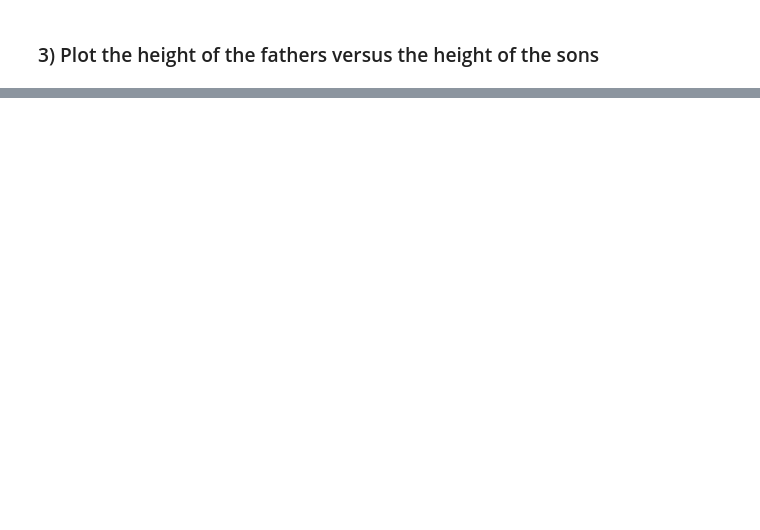
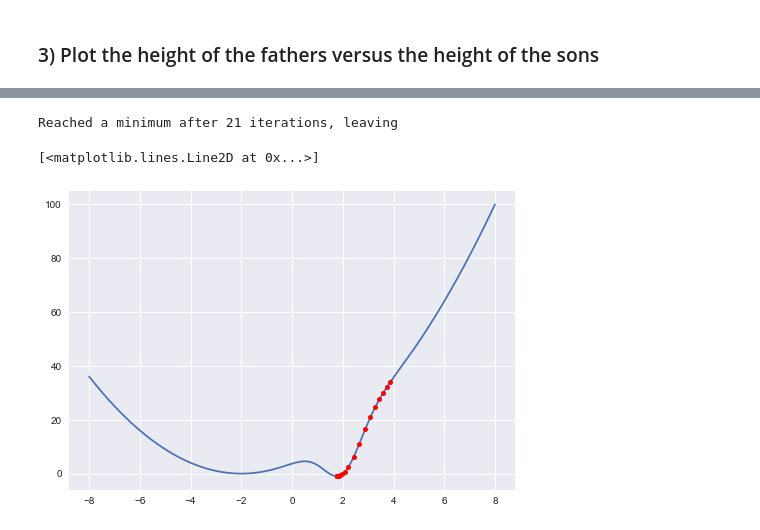
Before and after one commit to gomesfernanda/lxmls_lab, a Jupyter notebook: Lesson 0 - Python basics.ipynb, the cells around one changed output, grey strips where cells are left out. Saved outputs shown, nothing was run; the diff lists cells and outputs as text; code cells hidden in the pictures; blank space fills up the shorter version.

```diff
--- a/Lesson 0 - Python basics.ipynb
+++ b/Lesson 0 - Python basics.ipynb
@@ -179,0 +251,9 @@ plt.scatter(new_x_axis, new_y_axis)
+# %%
+x_0 = 4
+res = gradient_descent(x_0, get_y, get_grad, step_size=0.01)
+plt.plot(x_axis, y_axis)
+plt.plot(res[:, 0], res[:, 1], 'ro', markersize=5)
+# %% [output]
+Reached a minimum after 21 iterations, leaving
+[<matplotlib.lines.Line2D at 0x...>]
+[figure, added]
```
Also changed, not shown: parts of 13 cells of this notebook, 4 other files.
